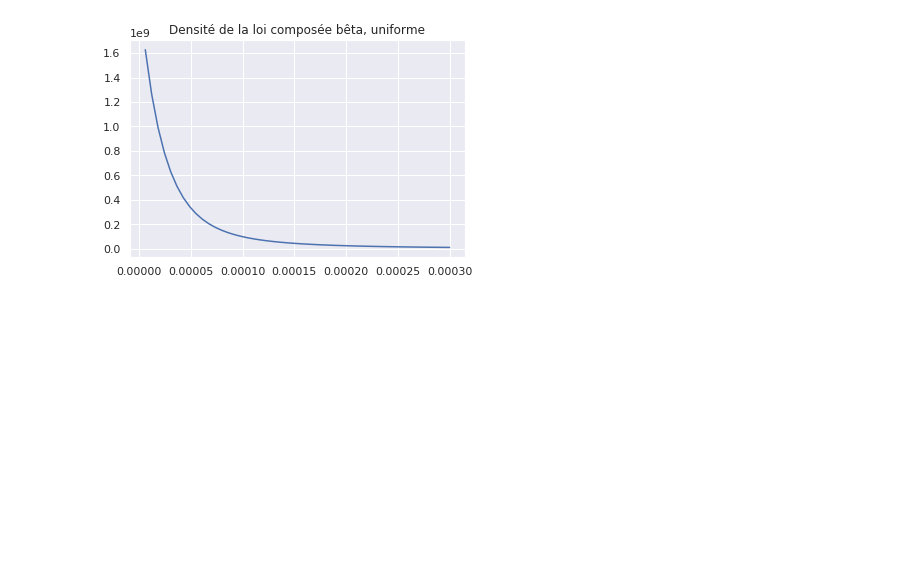
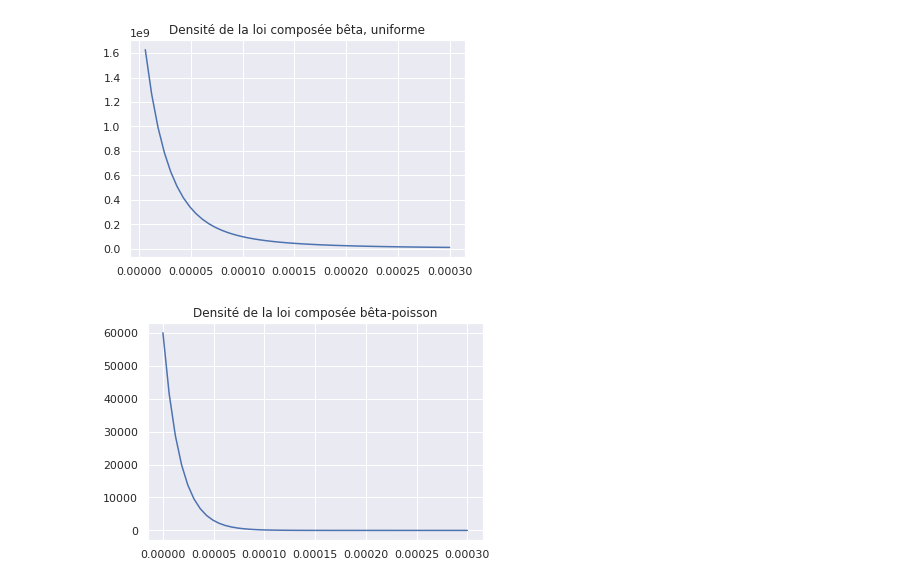
Before and after one commit to aminaghoul/reads_seq, a Jupyter notebook: generer_normale.ipynb, the cells around one changed output. Saved outputs shown, nothing was run; the diff lists cells and outputs as text; code cells hidden in the pictures; blank space fills up the shorter version.

```diff
--- a/generer_normale.ipynb
+++ b/generer_normale.ipynb
@@ -286,3 +286,17 @@ plt.show()
  2.69387755e-04 2.75510204e-04 2.81632653e-04 2.87755102e-04
  2.93877551e-04 3.00000000e-04]
 [figure]
+# %%
+from math import exp, log
+sns.set(color_codes=True)
+x=np.linspace(0,0.0003)
+
+l=60000
+def f(x, l):
+    return l*np.exp(-l*x)+(np.exp(-l)*l*l)/(1-x)
+
+plt.title('Densité de la loi composée bêta-poisson')
+plt.plot(x, f(x,l))
+plt.show()
+# %% [output]
+[figure, added]
```
